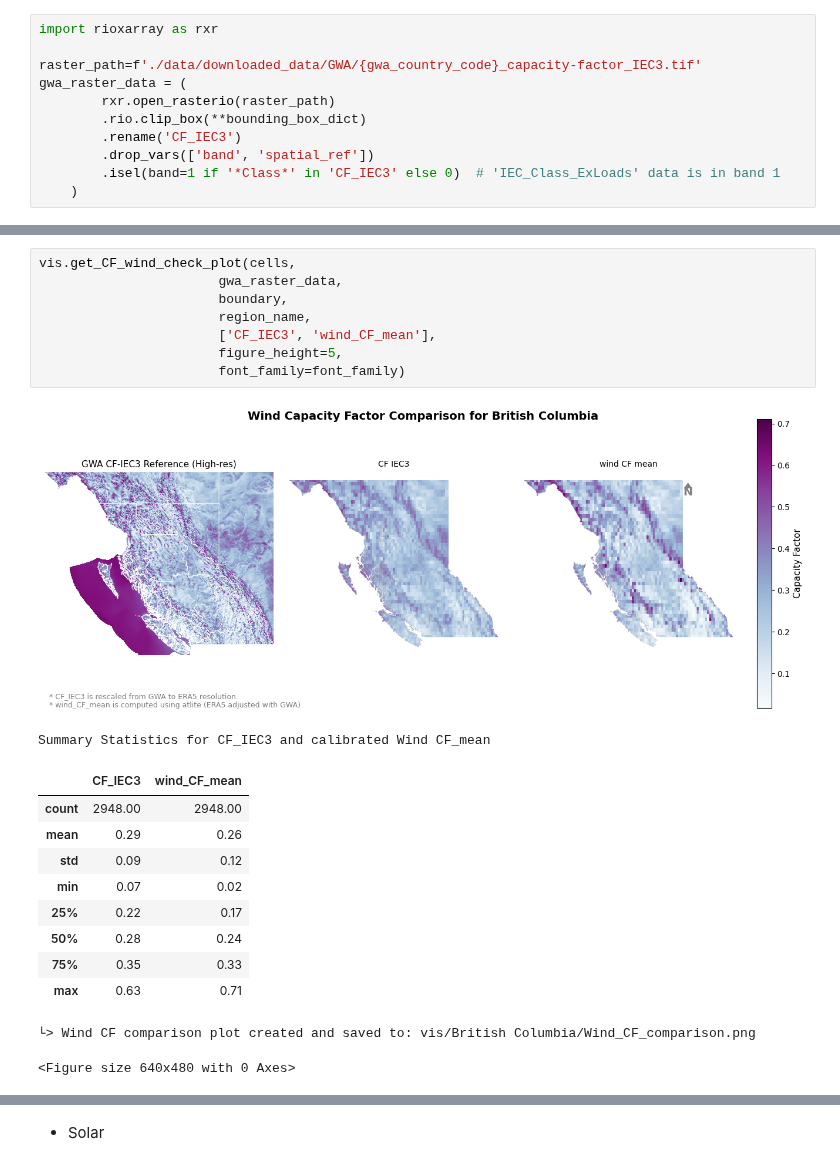
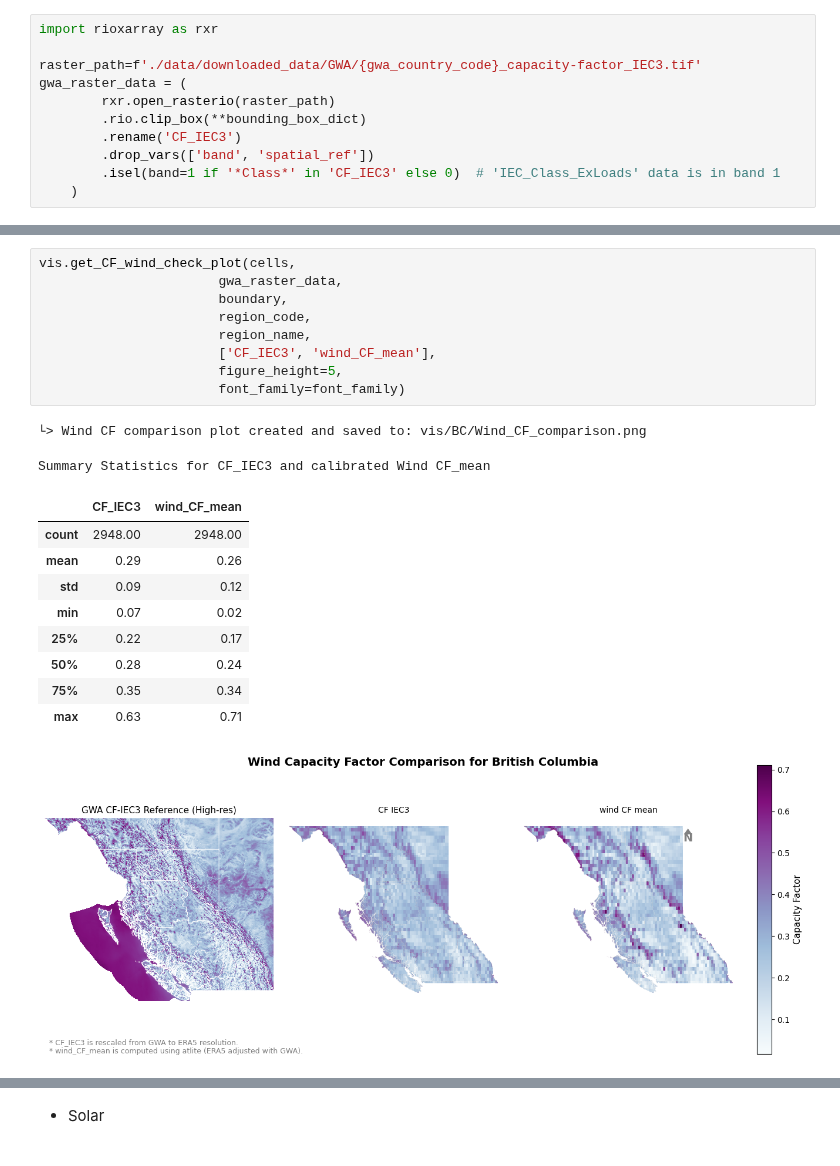
Before and after one commit to DeltaE/RESource, a Jupyter notebook: Visuals_BC.ipynb, the cells around one changed output, grey strips where cells are left out. Drawn from its saved outputs; the diff is of its cells as text.

```diff
--- a/Visuals_BC.ipynb
+++ b/Visuals_BC.ipynb
@@ -479,25 +477,25 @@ Summary Statistics for GWA CF data and calibrated Wind CF_mean
 # %%
 vis.get_CF_wind_check_plot(cells,
                        gwa_raster_data,
                        boundary,
+                       region_code,
                        region_name,
                        ['CF_IEC3', 'wind_CF_mean'],
                        figure_height=5,
                        font_family=font_family)
 # %% [output]
+└> Wind CF comparison plot created and saved to: vis/BC/Wind_CF_comparison.png
+Summary Statistics for CF_IEC3 and calibrated Wind CF_mean
+|  | CF_IEC3 | wind_CF_mean |
+| count | 2948.00 | 2948.00 |
+| mean | 0.29 | 0.26 |
+| std | 0.09 | 0.12 |
+| min | 0.07 | 0.02 |
+| 25% | 0.22 | 0.17 |
+| 50% | 0.28 | 0.24 |
+| 75% | 0.35 | 0.34 |
+| max | 0.63 | 0.71 |
 [figure]
-Summary Statistics for CF_IEC3 and calibrated Wind CF_mean
-|  | CF_IEC3 | wind_CF_mean |
-| count | 2948.00 | 2948.00 |
-| mean | 0.29 | 0.26 |
-| std | 0.09 | 0.12 |
-| min | 0.07 | 0.02 |
-| 25% | 0.22 | 0.17 |
-| 50% | 0.28 | 0.24 |
-| 75% | 0.35 | 0.33 |
-| max | 0.63 | 0.71 |
-└> Wind CF comparison plot created and saved to: vis/British Columbia/Wind_CF_comparison.png
-<Figure size 640x480 with 0 Axes>
 # %%
 import seaborn as sns
 import matplotlib.pyplot as plt
```
Also changed, not shown: parts of 5 cells of this notebook, 6 other files.
